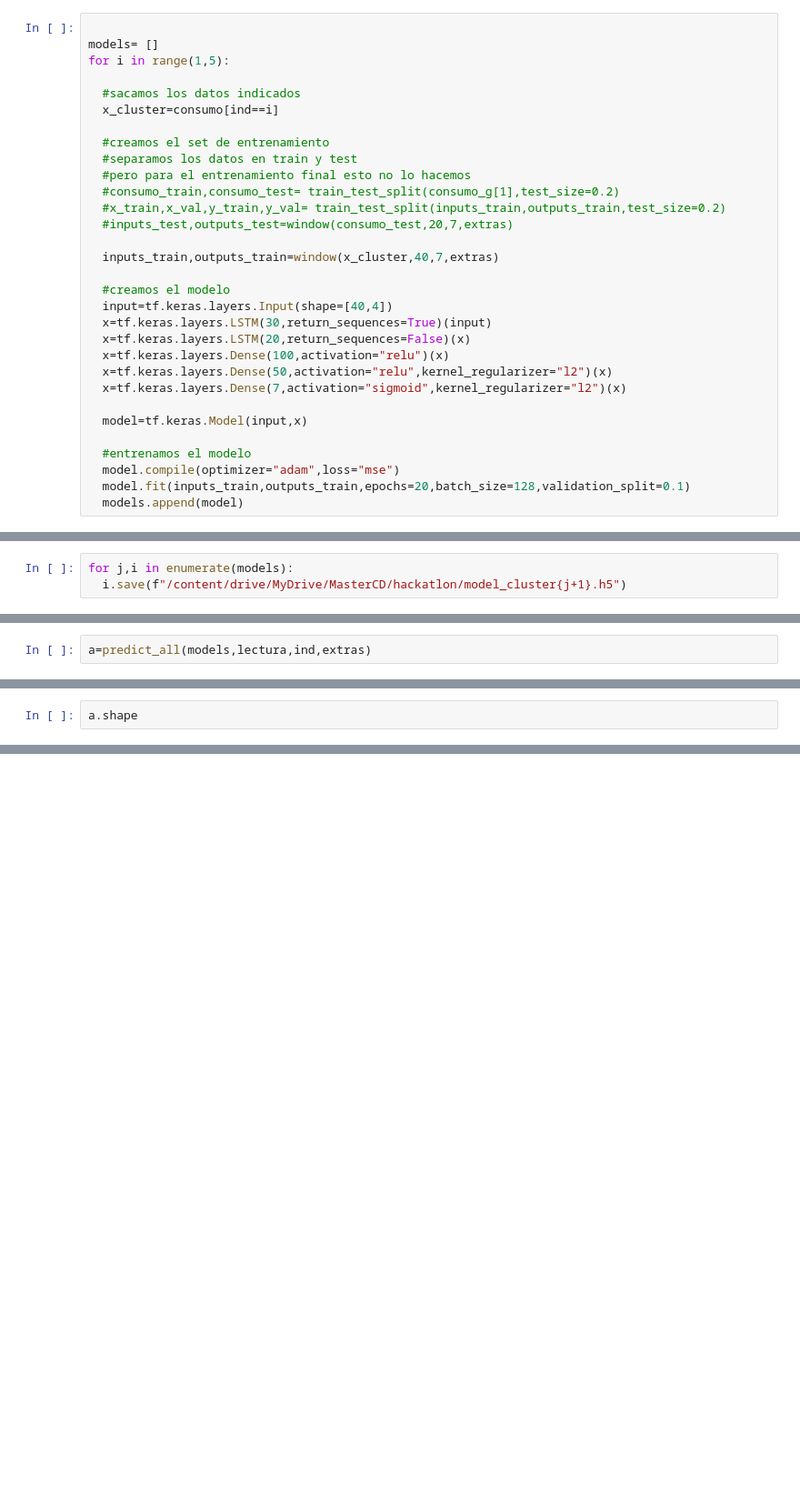
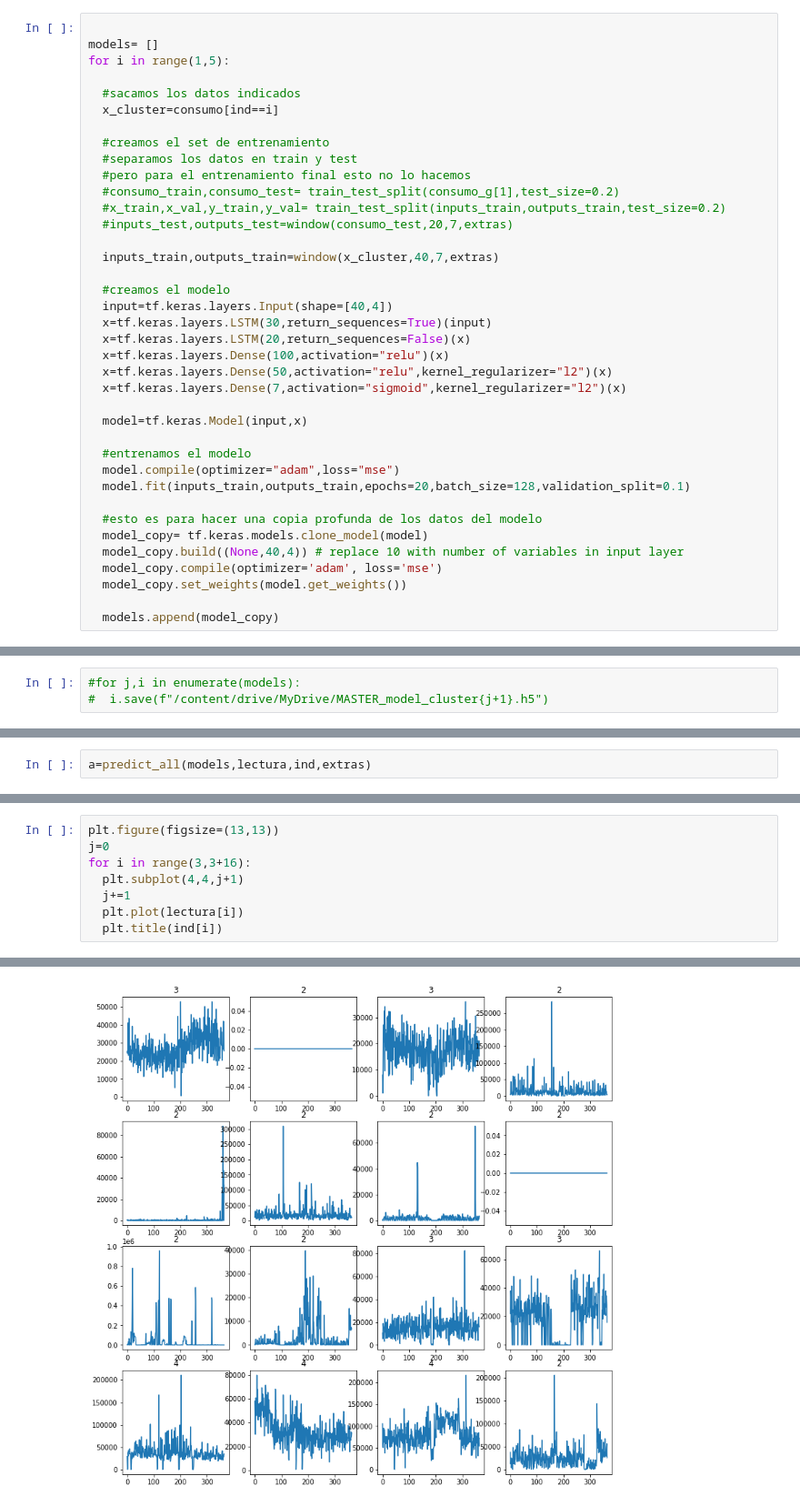
Before and after one commit to Qaraqororum/datatlon_cajamar, a Jupyter notebook: script predicción.ipynb, the cells around one changed output, grey strips where cells are left out. Shown at 91% size. Cells and saved outputs as stored; diff of their text form; blank space fills up the shorter version.

```diff
--- a/script predicción.ipynb
+++ b/script predicción.ipynb
@@ -565,6 +567,13 @@ for i in range(1,5):
   #entrenamos el modelo
   model.compile(optimizer="adam",loss="mse")
   model.fit(inputs_train,outputs_train,epochs=20,batch_size=128,validation_split=0.1)
-  models.append(model)
+
+  #esto es para hacer una copia profunda de los datos del modelo
+  model_copy= tf.keras.models.clone_model(model)
+  model_copy.build((None,40,4)) # replace 10 with number of variables in input layer
+  model_copy.compile(optimizer='adam', loss='mse')
+  model_copy.set_weights(model.get_weights())
+
+  models.append(model_copy)
 # %% [output]
 Epoch 1/20
@@ -590,8 +599,8 @@ drive.mount('/content/drive')
 # %% [output]
 Mounted at /content/drive
 # %%
-for j,i in enumerate(models):
-  i.save(f"/content/drive/MyDrive/MasterCD/hackatlon/model_cluster{j+1}.h5")
+#for j,i in enumerate(models):
+#  i.save(f"/content/drive/MyDrive/MASTER_model_cluster{j+1}.h5")
 # %% [markdown]
 ### Nos falta hacer la predicción de los datos que nos interesan, y desescalarlos, para que vuelvan a tomar valores en el rango que tenían inicialmente.
 # %%
@@ -648,3 +658,9 @@ for i in range(9):
 # %%
-a.shape
+plt.figure(figsize=(13,13))
+j=0
+for i in range(3,3+16):
+  plt.subplot(4,4,j+1)
+  j+=1
+  plt.plot(lectura[i])
+  plt.title(ind[i])
 # %% [output]
@@ -651,0 +667 @@ a.shape
+[figure, added]
```
Also changed, not shown: parts of 13 cells of this notebook.
